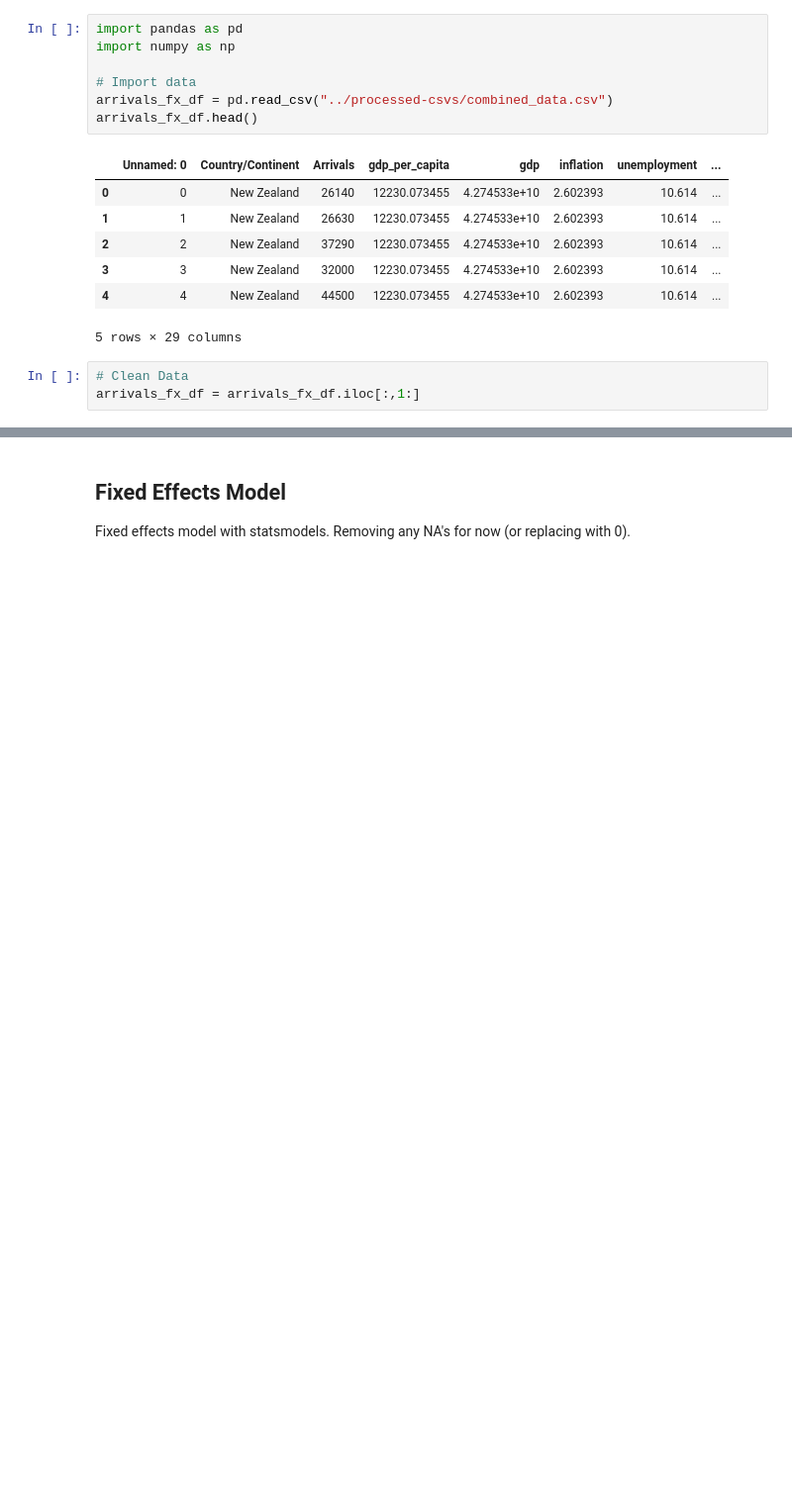
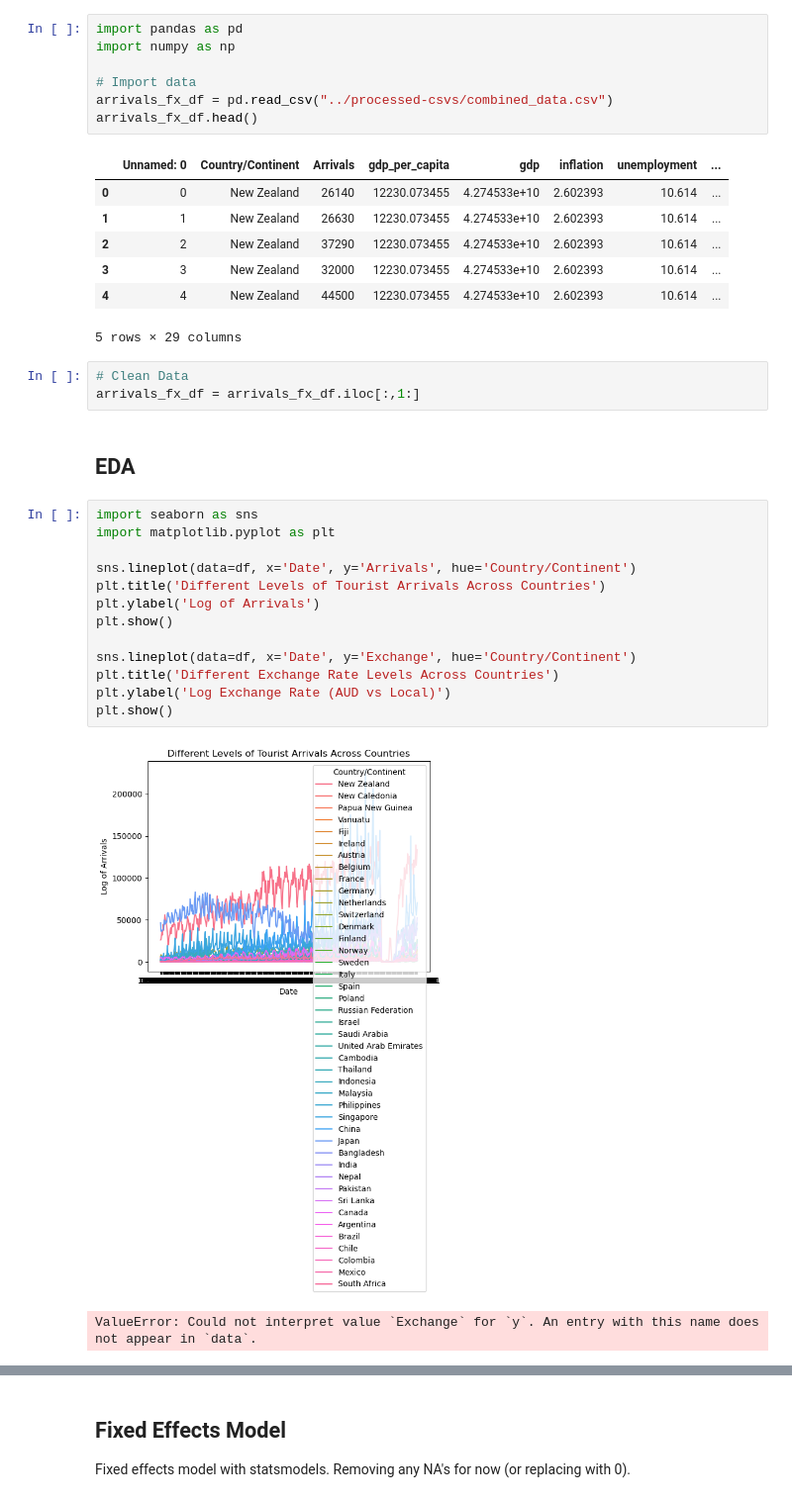
Before and after one commit to Hambo14/data7001, a Jupyter notebook: Modeling/Zane_modelling.ipynb, the cells around one changed output, grey strips where cells are left out. Shown at 99% size. Cells and saved outputs as stored; diff of their text form; blank space fills up the shorter version.

```diff
--- a/Modeling/Zane_modelling.ipynb
+++ b/Modeling/Zane_modelling.ipynb
@@ -18,3 +18,21 @@ arrivals_fx_df.head()
 # %%
 # Clean Data
 arrivals_fx_df = arrivals_fx_df.iloc[:,1:]
+# %% [markdown]
+## EDA
+# %%
+import seaborn as sns
+import matplotlib.pyplot as plt
+
+sns.lineplot(data=df, x='Date', y='Arrivals', hue='Country/Continent')
+plt.title('Different Levels of Tourist Arrivals Across Countries')
+plt.ylabel('Log of Arrivals')
+plt.show()
+
+sns.lineplot(data=df, x='Date', y='Exchange', hue='Country/Continent')
+plt.title('Different Exchange Rate Levels Across Countries')
+plt.ylabel('Log Exchange Rate (AUD vs Local)')
+plt.show()
+# %% [output]
+[figure, added]
+ValueError: Could not interpret value `Exchange` for `y`. An entry with this name does not appear in `data`.
```
Also changed, not shown: parts of 27 cells of this notebook, 1 other file.
